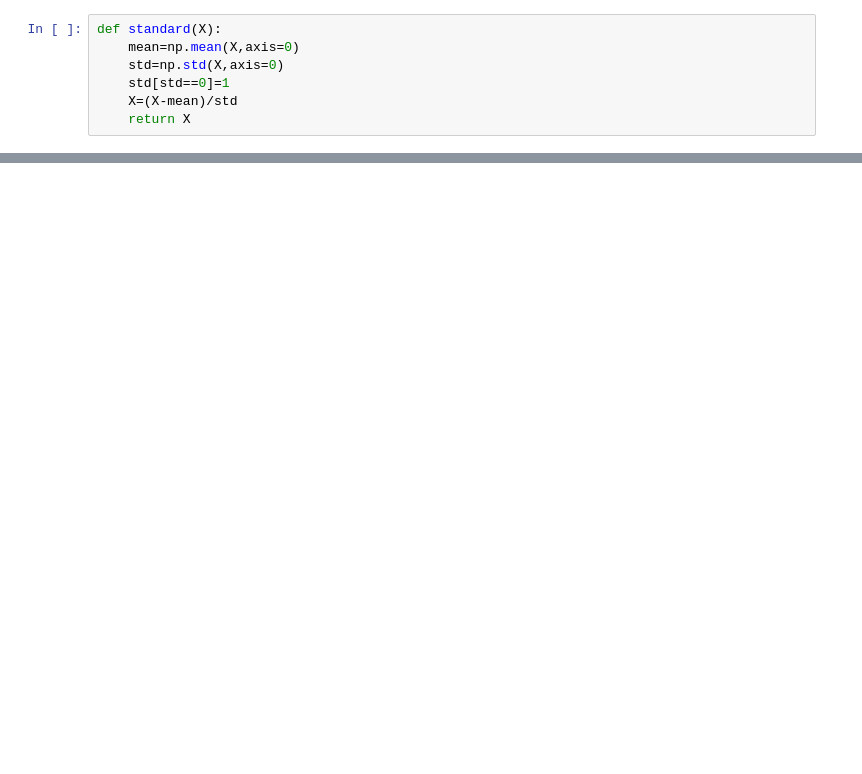
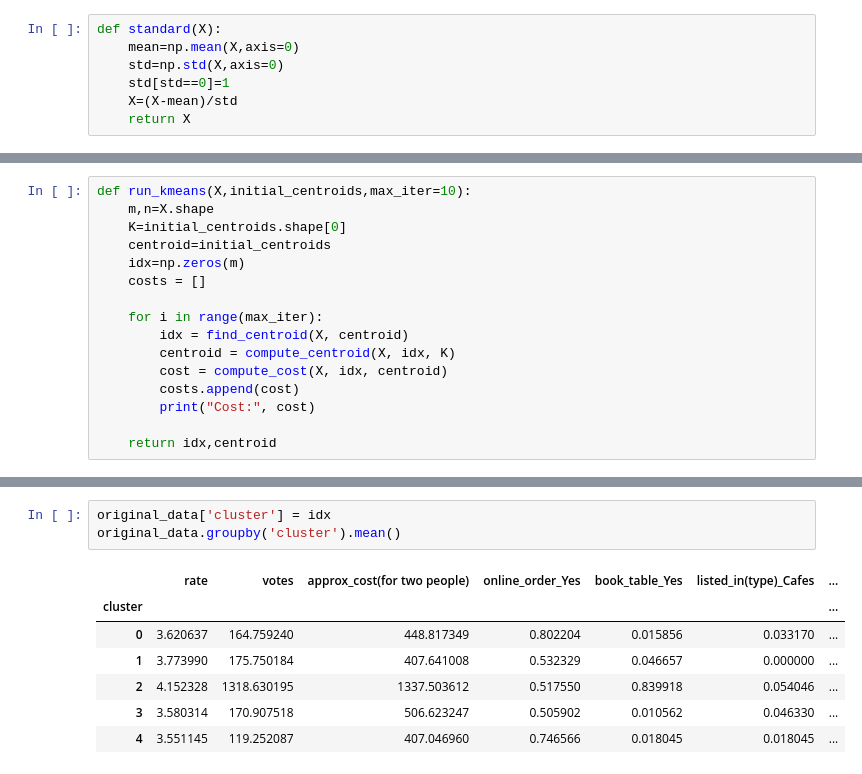
Before and after one commit to BEGINNERUSER-git/ML-Algorithms, a Jupyter notebook: kmean/k-means-from-scratch.ipynb, the cells around one changed output, grey strips where cells are left out. Saved outputs shown, nothing was run; the diff lists cells and outputs as text; blank space fills up the shorter version.

```diff
--- a/kmean/k-means-from-scratch.ipynb
+++ b/kmean/k-means-from-scratch.ipynb
@@ -157,0 +194,16 @@ def
+# %%
+def run_kmeans(X,initial_centroids,max_iter=10):
+    m,n=X.shape
+    K=initial_centroids.shape[0]
+    centroid=initial_centroids
+    idx=np.zeros(m)
+    costs = []
+
+    for i in range(max_iter):
+        idx = find_centroid(X, centroid)
+        centroid = compute_centroid(X, idx, K)
+        cost = compute_cost(X, idx, centroid)
+        costs.append(cost)
+        print("Cost:", cost)
+
+    return idx,centroid
@@ -157,0 +231,11 @@ def
+# %%
+original_data['cluster'] = idx
+original_data.groupby('cluster').mean()
+# %% [output]
+|  | rate | votes | approx_cost(for two people) | online_order_Yes | book_table_Yes | listed_in(type)_Cafes | ... |
+| cluster |  |  |  |  |  |  | ... |
+| 0 | 3.620637 | 164.759240 | 448.817349 | 0.802204 | 0.015856 | 0.033170 | ... |
+| 1 | 3.773990 | 175.750184 | 407.641008 | 0.532329 | 0.046657 | 0.000000 | ... |
+| 2 | 4.152328 | 1318.630195 | 1337.503612 | 0.517550 | 0.839918 | 0.054046 | ... |
+| 3 | 3.580314 | 170.907518 | 506.623247 | 0.505902 | 0.010562 | 0.046330 | ... |
+| 4 | 3.551145 | 119.252087 | 407.046960 | 0.746566 | 0.018045 | 0.018045 | ... |
```
Also changed, not shown: parts of 10 cells of this notebook.
